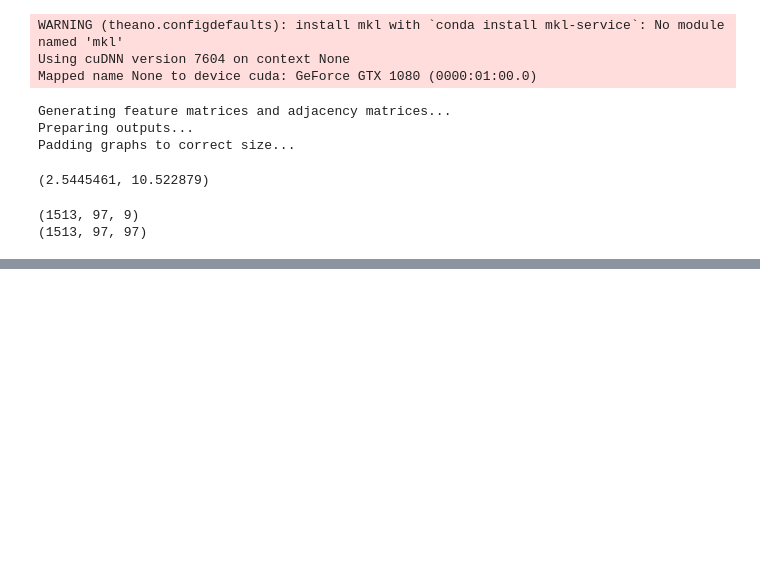
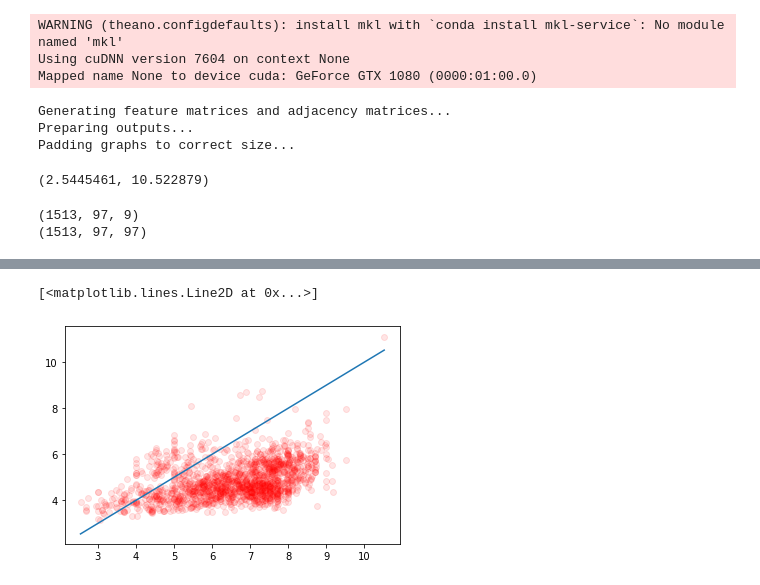
Before and after one commit to ericmjl/fundl, a Jupyter notebook: examples/moleculenet/bayesian-graph-neural-net.ipynb, the cells around one changed output, grey strips where cells are left out. Saved outputs shown, nothing was run; the diff lists cells and outputs as text; code cells hidden in the pictures; blank space fills up the shorter version.

```diff
--- a/examples/moleculenet/bayesian-graph-neural-net.ipynb
+++ b/examples/moleculenet/bayesian-graph-neural-net.ipynb
@@ -111,5 +120,5 @@ with pm.Model() as model:
 # %%
+model = construct_graph_nn_model(As, Fs, y)
 with model:
-#     trace_nuts = pm.sample(2000, cores=1)
-    approx = pm.fit(n=500000)
+    approx = pm.fit(n=30000)
     trace = approx.sample(2000)
@@ -118,6 +127,3 @@ trace["graph1_w"].mean(axis=0)
-# %%
-with model:
-    samples = pm.sample_posterior_predictive(trace)
 # %%
 import matplotlib.pyplot as plt
 plt.plot(approx.hist)
@@ -124,0 +143,13 @@ plt.yscale("log")
+# %%
+with model:
+    # pm.set_data(new_data={'As': As, 'Fs': Fs, 'Y': y})
+    # ppc = pm.sample_posterior_predictive(trace, samples=500, progressbar=False, model=neural_network)
+    samples = pm.sample_posterior_predictive(trace, samples=500)
+# %%
+plt.scatter(y, samples["like"].mean(axis=0), color='red', alpha=0.1)
+
+
+plt.plot([y.min(), y.max()], [y.min(), y.max()])
+# %% [output]
+[<matplotlib.lines.Line2D at 0x...>]
+[figure, added]
```
Also changed, not shown: parts of 10 cells of this notebook, 1 other file.
